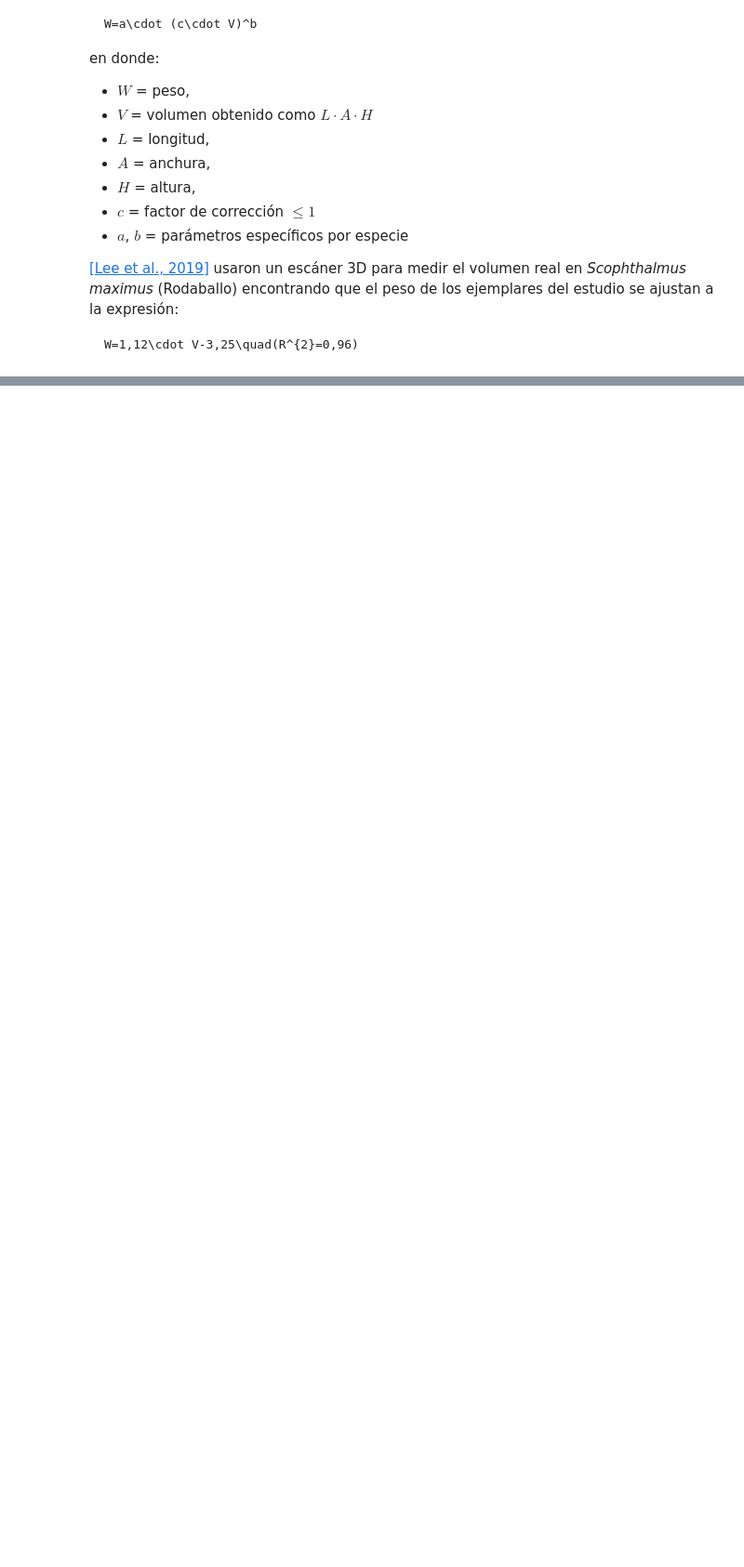
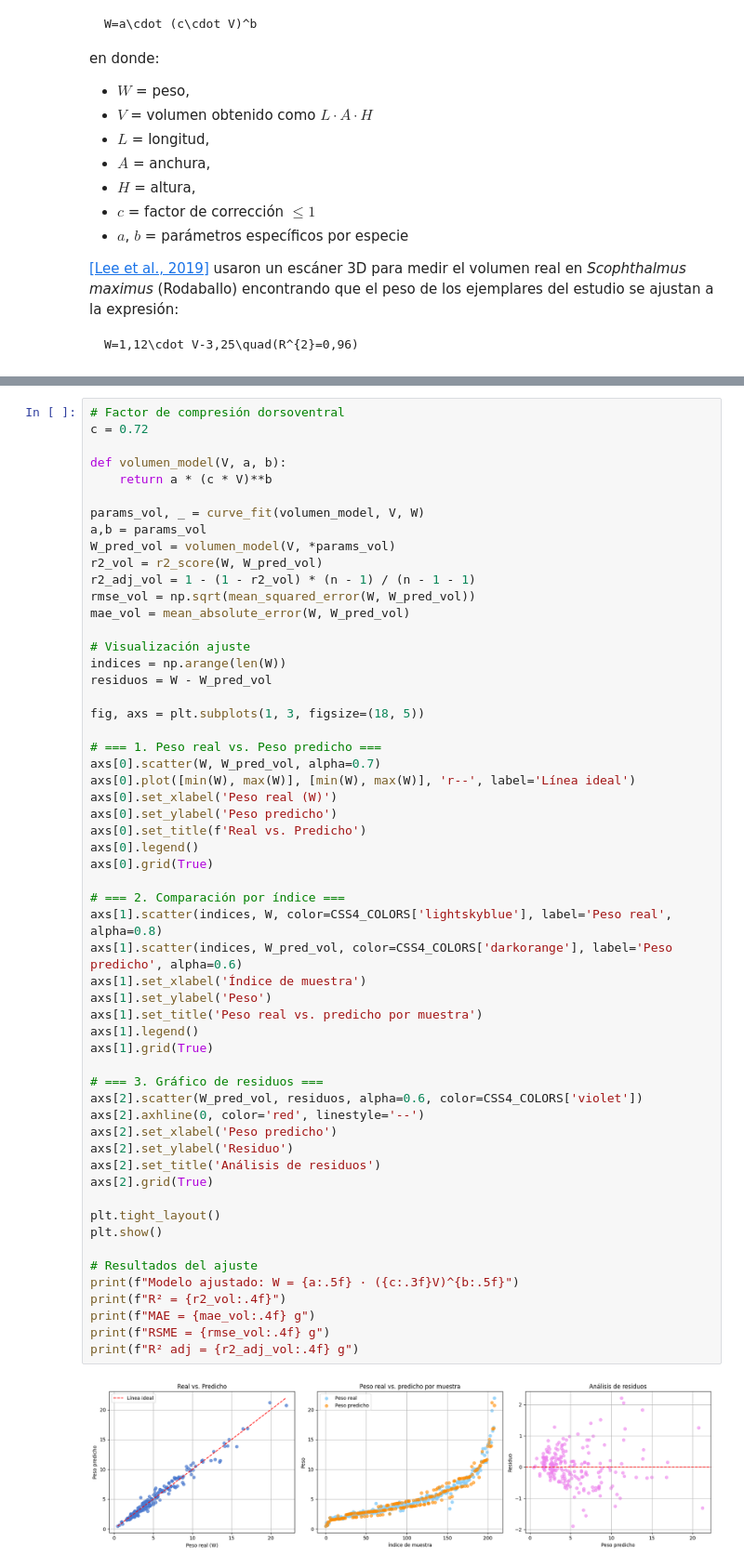
Before and after one commit to jalosu/FLATCLASS, a Jupyter notebook: content/01/Coeficientes.ipynb, the cells around one changed output, grey strips where cells are left out. Shown: that part at 93% size. Drawn from its saved outputs; the diff is of its cells as text; blank space fills up the shorter version.

```diff
--- a/content/01/Coeficientes.ipynb
+++ b/content/01/Coeficientes.ipynb
@@ -198,0 +340,58 @@ R² adj = 0.9732 g
+# %%
+# Factor de compresión dorsoventral
+c = 0.72
+
+def volumen_model(V, a, b):
+    return a * (c * V)**b
+
+params_vol, _ = curve_fit(volumen_model, V, W)
+a,b = params_vol
+W_pred_vol = volumen_model(V, *params_vol)
+r2_vol = r2_score(W, W_pred_vol)
+r2_adj_vol = 1 - (1 - r2_vol) * (n - 1) / (n - 1 - 1)
+rmse_vol = np.sqrt(mean_squared_error(W, W_pred_vol))
+mae_vol = mean_absolute_error(W, W_pred_vol)
+
+# Visualización ajuste
+indices = np.arange(len(W))
+residuos = W - W_pred_vol
+
+fig, axs = plt.subplots(1, 3, figsize=(18, 5))
+
+# === 1. Peso real vs. Peso predicho ===
+axs[0].scatter(W, W_pred_vol, alpha=0.7)
+axs[0].plot([min(W), max(W)], [min(W), max(W)], 'r--', label='Línea ideal')
+axs[0].set_xlabel('Peso real (W)')
+axs[0].set_ylabel('Peso predicho')
+axs[0].set_title(f'Real vs. Predicho')
+axs[0].legend()
+axs[0].grid(True)
+
+# === 2. Comparación por índice ===
+axs[1].scatter(indices, W, color=CSS4_COLORS['lightskyblue'], label='Peso real', alpha=0.8)
+axs[1].scatter(indices, W_pred_vol, color=CSS4_COLORS['darkorange'], label='Peso predicho', alpha=0.6)
+axs[1].set_xlabel('Índice de muestra')
+axs[1].set_ylabel('Peso')
+axs[1].set_title('Peso real vs. predicho por muestra')
+axs[1].legend()
+axs[1].grid(True)
+
+# === 3. Gráfico de residuos ===
+axs[2].scatter(W_pred_vol, residuos, alpha=0.6, color=CSS4_COLORS['violet'])
+axs[2].axhline(0, color='red', linestyle='--')
+axs[2].set_xlabel('Peso predicho')
+axs[2].set_ylabel('Residuo')
+axs[2].set_title('Análisis de residuos')
+axs[2].grid(True)
+
+plt.tight_layout()
+plt.show()
+
+# Resultados del ajuste
+print(f"Modelo ajustado: W = {a:.5f} · ({c:.3f}V)^{b:.5f}")
+print(f"R² = {r2_vol:.4f}")
+print(f"MAE = {mae_vol:.4f} g")
+print(f"RSME = {rmse_vol:.4f} g")
+print(f"R² adj = {r2_adj_vol:.4f} g")
+# %% [output]
+[figure, added]
```
Also changed, not shown: parts of 17 cells of this notebook, 7 other files.
